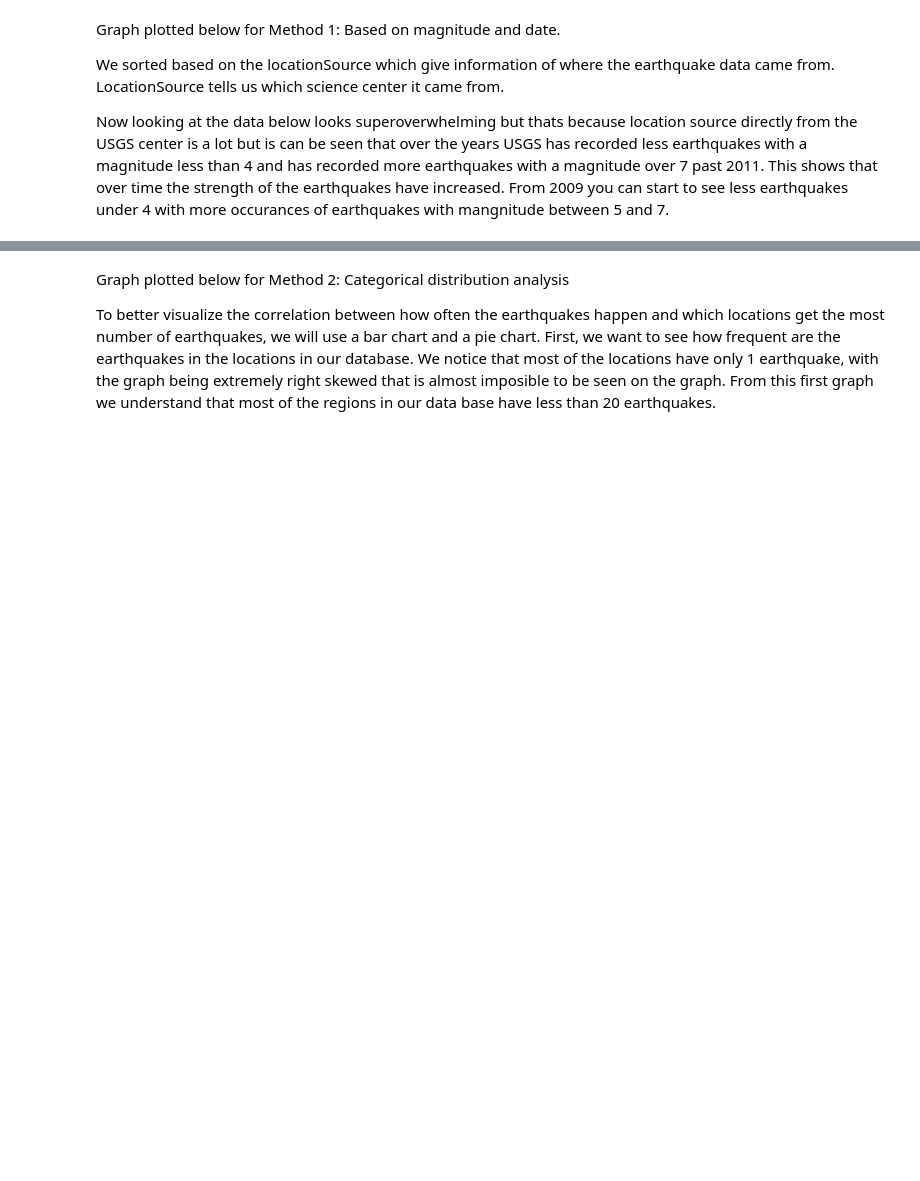
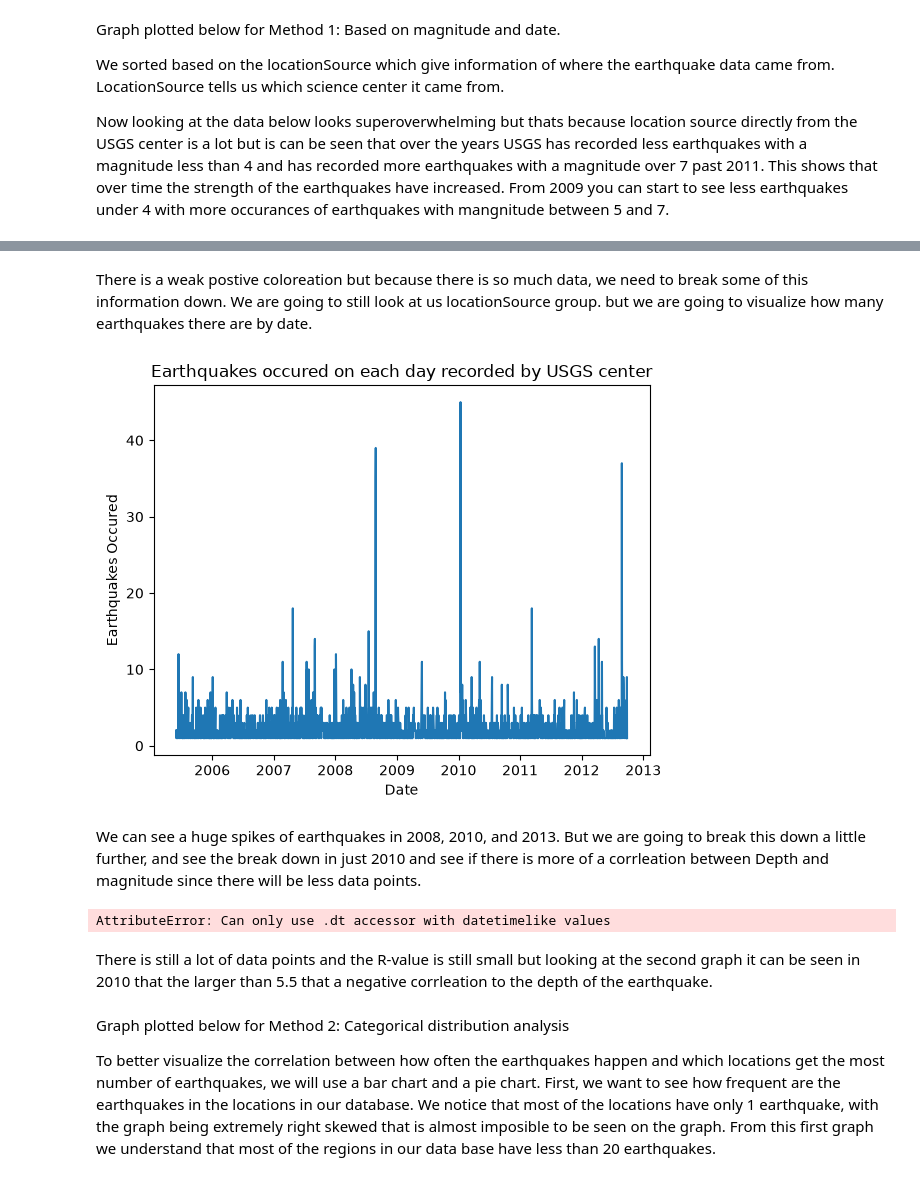
Before and after one commit to NatalieFig/cmsc320finalproj, a Jupyter notebook: CMSC320_Final_Project.ipynb, the cells around one changed output, grey strips where cells are left out. Saved outputs shown, nothing was run; the diff lists cells and outputs as text; code cells hidden in the pictures; blank space fills up the shorter version.

```diff
--- a/CMSC320_Final_Project.ipynb
+++ b/CMSC320_Final_Project.ipynb
@@ -116,3 +122,39 @@ plt.show()
+# %% [markdown]
+There is a weak postive coloreation but because there is so much data, we need to break some of this information down.
+We are going to still look at us locationSource group. but we are going to visualize how many earthquakes there are by date.
+# %%
+region2 = test_df.get_group('us').copy()
+region2['date'].value_counts().sort_index().plot()
+plt.xlabel("Date")
+plt.ylabel("Earthquakes Occured")
+plt.title("Earthquakes occured on each day recorded by USGS center")
+plt.show()
+# %% [output]
+[figure, added]
+# %% [markdown]
+We can see a huge spikes of earthquakes in 2008, 2010, and 2013. But we are going to break this down a little further, and see the break down in just 2010 and see if there is more of a corrleation between Depth and magnitude since there will be less data points.
+# %%
+earthquakes_df['date'] = pd.to_datetime(earthquakes_df['date'])
+earthquakes_df['year'] = earthquakes_df['date'].dt.year
+earthquakes_year = earthquakes_df.groupby(earthquakes_df['year'])
+year = earthquakes_year.get_group(2010)
+year['date'].value_counts().sort_index().plot()
+plt.xlabel("Date")
+plt.ylabel("Earthquakes Occured")
+plt.title("Earthquakes occured on each day recorded by USGS center in 2010")
+plt.show()
+
+#then find magnitude v depth
+rvalue2010 = year['depth'].corr(year['mag'])
+print(f"Pearson r value for 2010 for depth and mag is: {rvalue2010}")
+plt.figure(figsize=(8, 10))
+plt.scatter(year['mag'], year['depth'])
+plt.title("Earthquake Magnitude v. Depth in 2010")
+plt.show()
+# %% [output]
+AttributeError: Can only use .dt accessor with datetimelike values
+# %% [markdown]
+There is still a lot of data points and the R-value is still small but looking at the second graph it can be seen in 2010 that the larger than 5.5 that a negative corrleation to the depth of the earthquake.
 # %% [markdown]
 Graph plotted below for Method 2: Categorical distribution analysis
 
```
Also changed, not shown: parts of 2 cells of this notebook.
